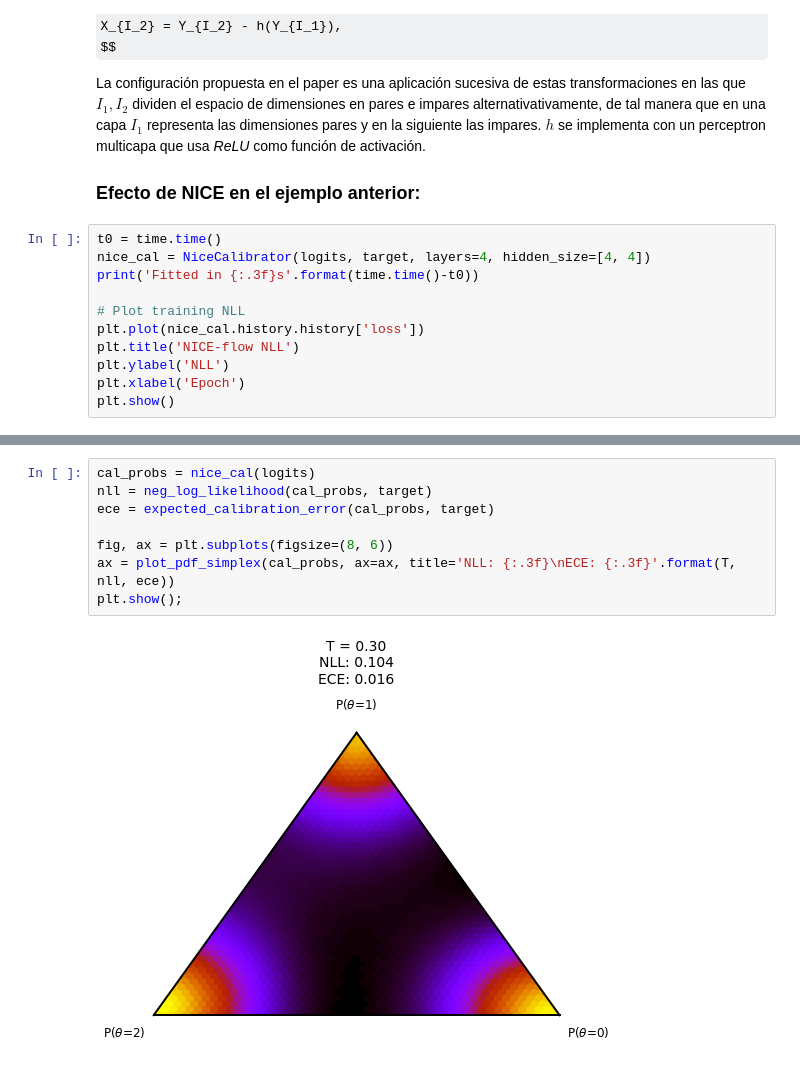
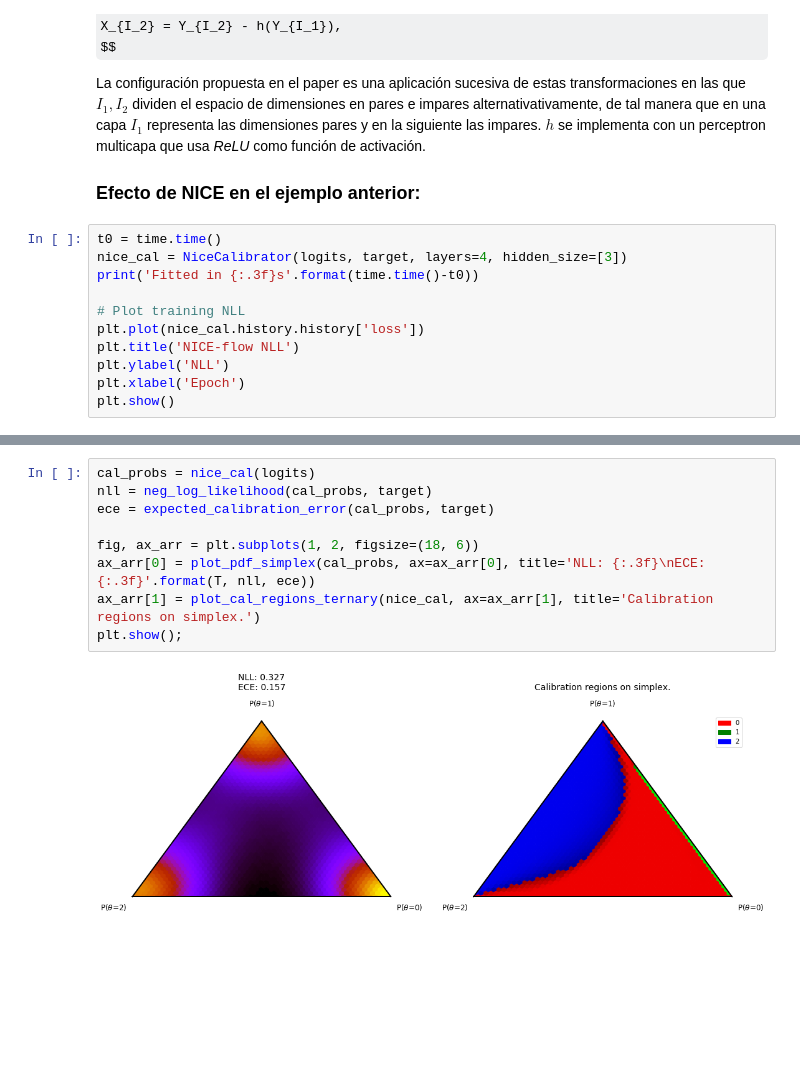
Before and after one commit to SergioAlvarezB/calibration-normalizing-flows, a Jupyter notebook: notebooks/resumen-verano.ipynb, the cells around one changed output, grey strips where cells are left out. Cells and saved outputs as stored; diff of their text form; some formulas as TeX source; blank space fills up the shorter version.

Commit message:
fix bug visualization

```diff
--- a/notebooks/resumen-verano.ipynb
+++ b/notebooks/resumen-verano.ipynb
@@ -245,7 +247,7 @@ La configuración propuesta en el paper es una aplicación sucesiva de estas tra
 ### Efecto de NICE en el ejemplo anterior:
 # %%
 t0 = time.time()
-nice_cal = NiceCalibrator(logits, target, layers=4, hidden_size=[4, 4])
+nice_cal = NiceCalibrator(logits, target, layers=4, hidden_size=[3])
 print('Fitted in {:.3f}s'.format(time.time()-t0))
 
 # Plot training NLL
@@ -266,13 +268,14 @@ Fitted in 28.944s
 # %%
 cal_probs = nice_cal(logits)
 nll = neg_log_likelihood(cal_probs, target)
 ece = expected_calibration_error(cal_probs, target)
 
-fig, ax = plt.subplots(figsize=(8, 6))
-ax = plot_pdf_simplex(cal_probs, ax=ax, title='NLL: {:.3f}\nECE: {:.3f}'.format(T, nll, ece))
+fig, ax_arr = plt.subplots(1, 2, figsize=(18, 6))
+ax_arr[0] = plot_pdf_simplex(cal_probs, ax=ax_arr[0], title='NLL: {:.3f}\nECE: {:.3f}'.format(T, nll, ece))
+ax_arr[1] = plot_cal_regions_ternary(nice_cal, ax=ax_arr[1], title='Calibration regions on simplex.')
 plt.show();
 # %% [output]
-[figure, old version]
+[figure, new version]
 # %% [markdown]
 ### NICE como método de calibración:
 La aplicación práctica de algoritmos como temp-scaling suele ser la de calibrar clasificadores para su posterior uso en nuevos conjuntos de datos. Para ello, el clasificador se calibra en un conjunto de validación que contiene una distribución lo más parecida posible a la distribución que se encontrará en su aplicación real. Por ello no es solo importante conseguir una buena calibración en un conjunto de validación sino que además esta se mantenga en el nuevo conjunto. Para evaluar esta capacidad los experimentos se han llevado a cabo de la siguiente forma. Se han entrenado redes neuronales en los conjuntos de entrenamiento de CIFAR3 y CIFAR10, despues los métodos de calibración se han ajustado en un conjunto de validación, para terminar la calibración se ha medido en un tercer conjunto de test.
```
Also changed, not shown: parts of 9 cells of this notebook, 2 other files.
